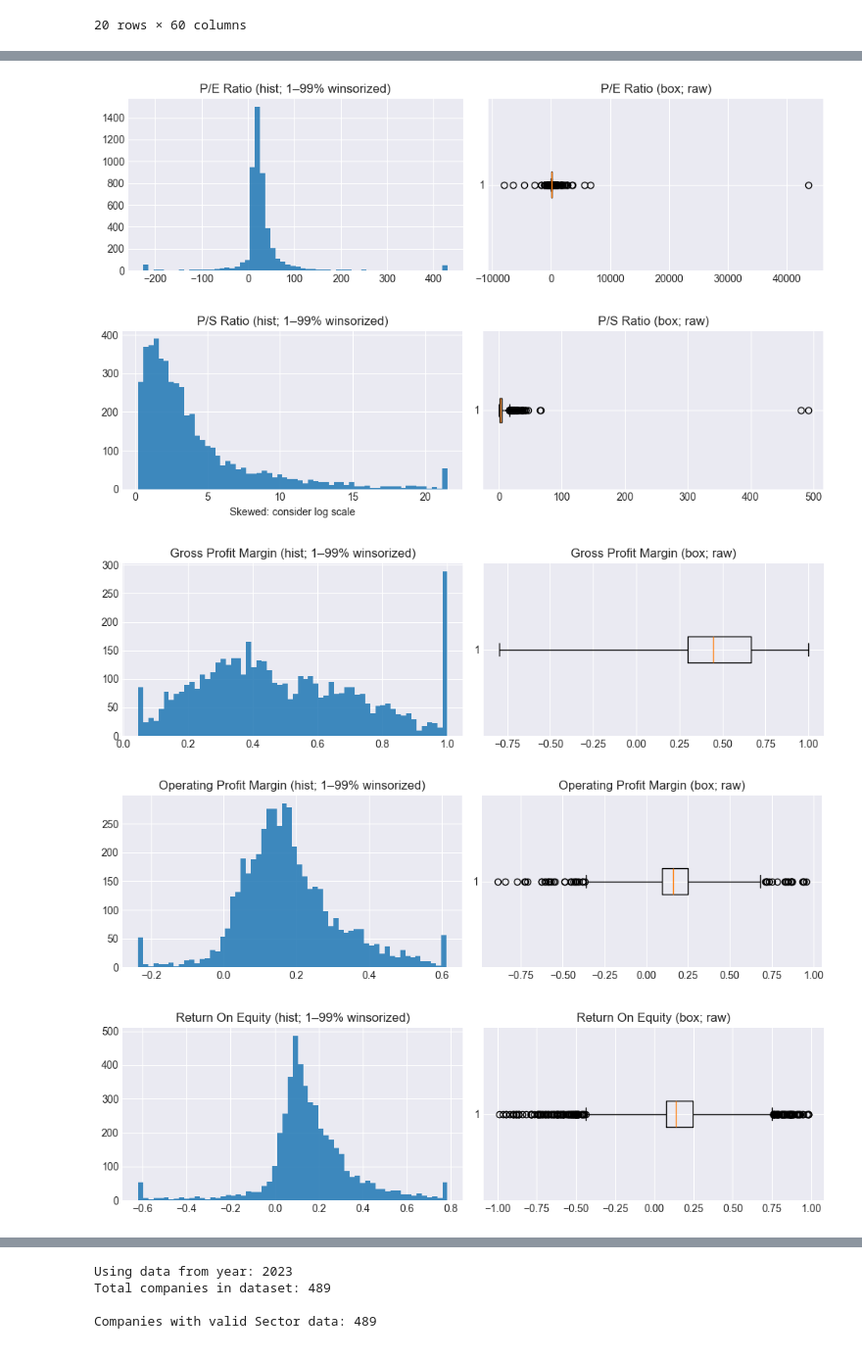
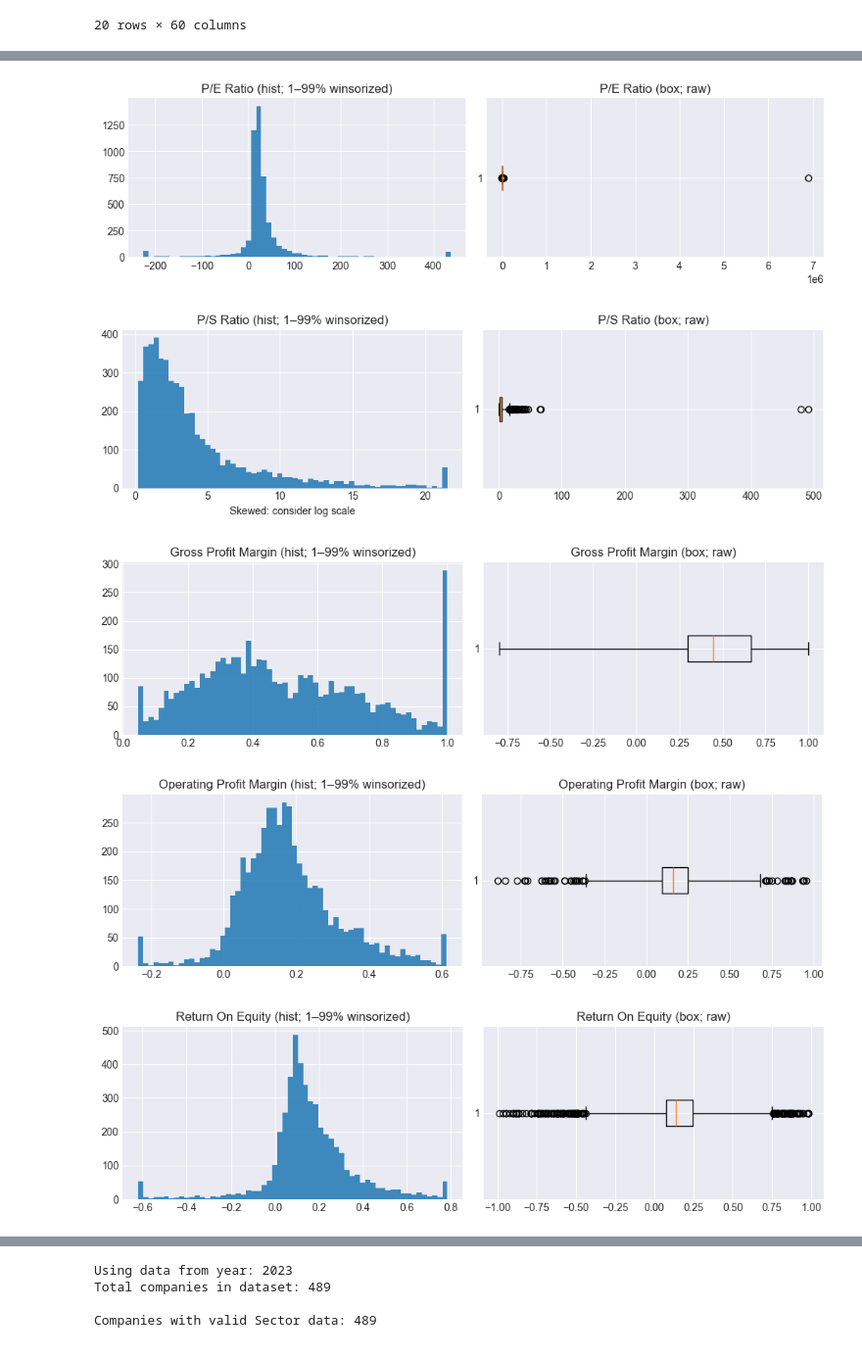
Before and after one commit to myrern/NBIM-Case, a Jupyter notebook: main.ipynb, the cells around one changed output, grey strips where cells are left out. Shown at 98% size. Cells and saved outputs as stored; diff of their text form; code cells hidden in the pictures.

Commit message:
Fixed minor bug with inital index

```diff
--- a/main.ipynb
+++ b/main.ipynb
@@ -143,7 +143,7 @@ def derive_same_row_inplace(df: pd.DataFrame) -> pd.DataFrame:
         df.loc[m, "Revenue Per Share"] = safe_div(df.loc[m, "Price"], df.loc[m, "P/S Ratio"])
 
     return df
-df = derive_same_row_inplace(df)
+df = derive_same_row_inplace(df_indexed)
 missing = df.isnull().sum()
 print(missing[missing > 0].to_string())
 # %% [output]
@@ -171,7 +171,7 @@ import pandas as pd
 
 # Use the MultiIndex view if available; else build it
 if 'df_indexed' in globals():
-    D = df_indexed.copy()
+    D = df.copy()
 else:
     D = df.set_index(['Ticker', 'Calendar Year']).sort_index()
 
@@ -218,34 +218,34 @@ def plot_univariate(cols, bins=60, lo=0.01, hi=0.99):
         axes[1].set_title(f'{c} (box; raw)')
         if s.min() >= 0 and (s.skew() if hasattr(s, "skew") else 0) > 1:
             axes[0].set_xlabel('Skewed: consider log scale')
         plt.tight_layout()
         plt.show()
 
 # 2) Simple per-ticker time series across years (line plot)
 def plot_time_series_for_ticker(cols, ticker, log=False):
     if not isinstance(D.index, pd.MultiIndex) or 'Ticker' not in D.index.names:
         raise ValueError("Expected MultiIndex with level 'Ticker'.")
     if ticker not in D.index.get_level_values('Ticker'):
         print(f"No data for ticker {ticker}")
         return
     dft = D.xs(ticker, level='Ticker').copy()  # index is Calendar Year now
     years = dft.index.to_series().astype(int)
     for c in present(cols):
         s = pd.to_numeric(dft[c], errors='coerce')
         plt.plot(years, s, marker='o', label=c)
     plt.title(f'{ticker}: selected metrics by year')
     plt.xlabel('Calendar Year')
     plt.legend()
     if log:
         plt.yscale('log')
     plt.grid(alpha=0.3)
     plt.tight_layout()
     plt.show()
 
 # Run plots
 plot_univariate(ratio_cols + per_share, lo=0.01, hi=0.99)
 # %% [output]
-[figure, old version]
+[figure, new version]
 [figure]
 [figure]
 [figure]
```
Also changed, not shown: parts of 4 cells of this notebook.
